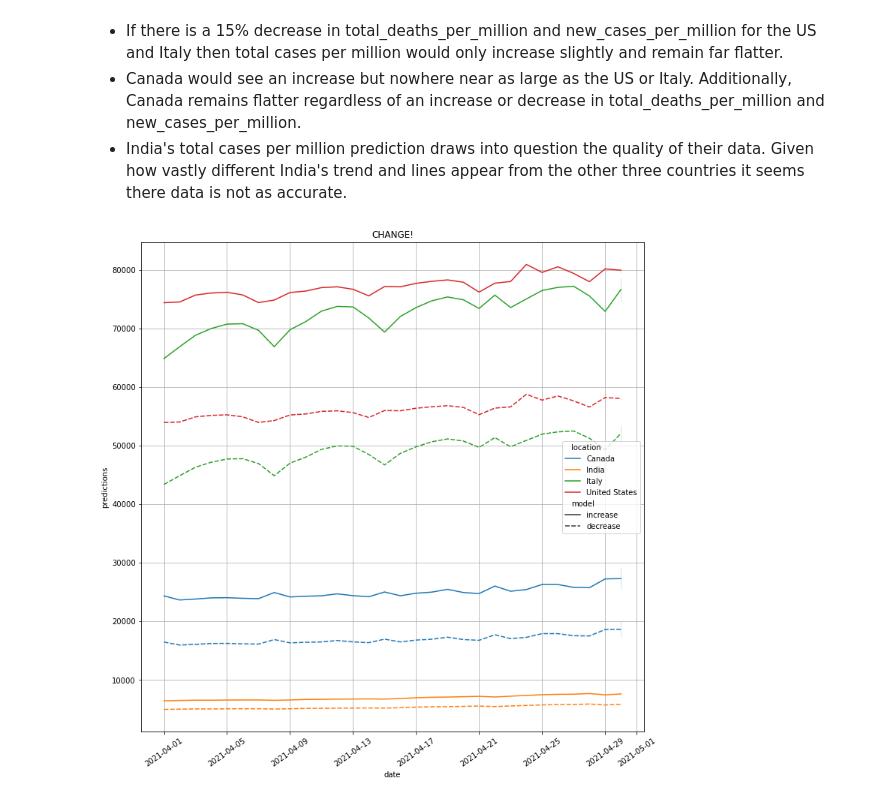
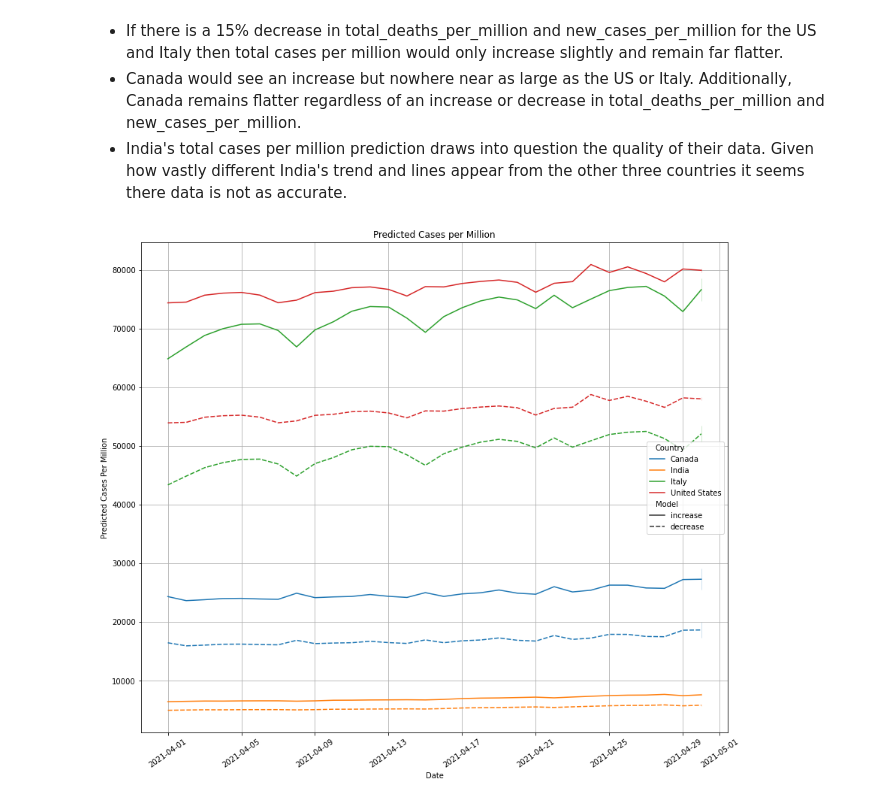
Before and after one commit to WhipSnake23/Python-Class-Project, a Jupyter notebook: Notebooks/Ian - Class Project Work.ipynb, the cells around one changed output. Cells and saved outputs as stored; diff of their text form; code cells hidden in the pictures.

Commit message:
Formatted Chart

```diff
--- a/Notebooks/Ian - Class Project Work.ipynb
+++ b/Notebooks/Ian - Class Project Work.ipynb
@@ -124,6 +124,8 @@ aprilCovidDataDecrease["predictions"] = aprilCovidDataDecrease[featureColumns].a
 
 #Combine the data frames for use in Seaborn
 aprilCovidDataPredictions = pd.concat([aprilCovidDataIncrease, aprilCovidDataDecrease])
+#Rename Columns for Charting
+aprilCovidDataPredictions = aprilCovidDataPredictions.rename(columns={"date": "Date", "predictions": "Predicted Cases Per Million","location": "Country","model": "Model"})
 #combinedDataframe
 # %% [markdown]
 ### Plot the predictions
@@ -134,12 +136,13 @@ aprilCovidDataPredictions = pd.concat([aprilCovidDataIncrease, aprilCovidDataDec
 - India's total cases per million prediction draws into question the quality of their data. Given how vastly different India's trend and lines appear from the other three countries it seems there data is not as accurate.
 # %%
 # #Sets figure size
-plt.figure(figsize=(12,12))
+plt.figure(figsize=(14,12))
 #rotates the x axis
 plt.xticks(rotation=35)
 #ensures grid lines are on the image
 plt.grid(b=True,which='major')
-chartPollution = sns.lineplot(data=aprilCovidDataPredictions, x="date", y="predictions", hue="location",style="model").set_title("CHANGE!")
-chartPollution.figure.canvas.draw()
+#Builds the Chart
+aprilCovidPrediction = sns.lineplot(data=aprilCovidDataPredictions, x="Date", y="Predicted Cases Per Million", hue="Country",style="Model").set_title("Predicted Cases per Million")
+aprilCovidPrediction.figure.canvas.draw()
 # %% [output]
-[figure, old version]
+[figure, new version]
```
